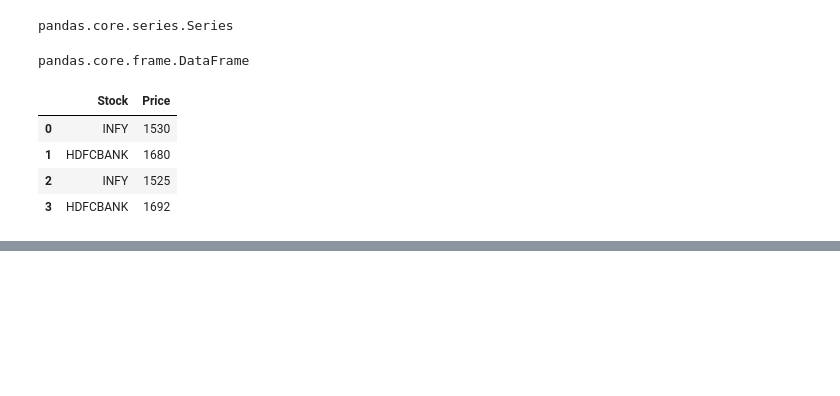
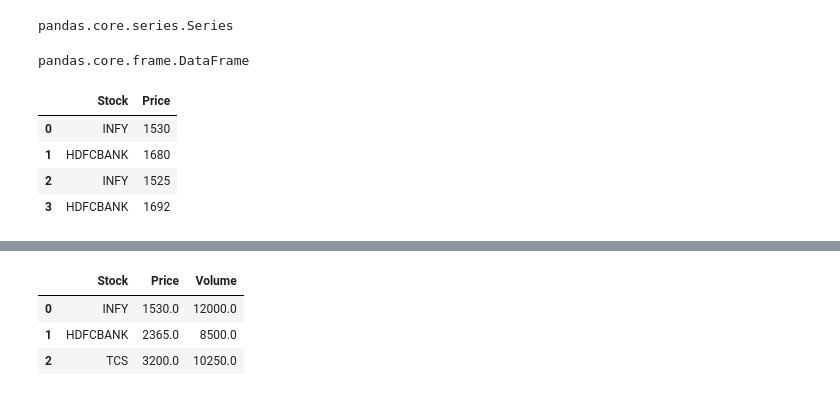
Before and after one commit to Rakshit-Lodha/zero-to-hero-python, a Jupyter notebook: zerotohero.ipynb, the cells around one changed output, grey strips where cells are left out. Drawn from its saved outputs; the diff is of its cells as text; code cells hidden in the pictures; blank space fills up the shorter version.

```diff
--- a/zerotohero.ipynb
+++ b/zerotohero.ipynb
@@ -2164,0 +2199,7 @@ df[['Stock','Price']]
+# %%
+data = {
+    'Stock': ['INFY', 'HDFCBANK', 'TCS'],
+    'Price': [1530, None, 3200],
+    'Volume': [12000, 8500, None]
+}
+df_1 = pd.DataFrame(data)
@@ -2164,0 +2235,9 @@ df[['Stock','Price']]
+# %%
+df_1.fillna(df_1.select_dtypes(include = 'number').mean(), inplace = True)
+# %%
+df_1
+# %% [output]
+|  | Stock | Price | Volume |
+| 0 | INFY | 1530.0 | 12000.0 |
+| 1 | HDFCBANK | 2365.0 | 8500.0 |
+| 2 | TCS | 3200.0 | 10250.0 |
```
Also changed, not shown: parts of 13 cells of this notebook.
